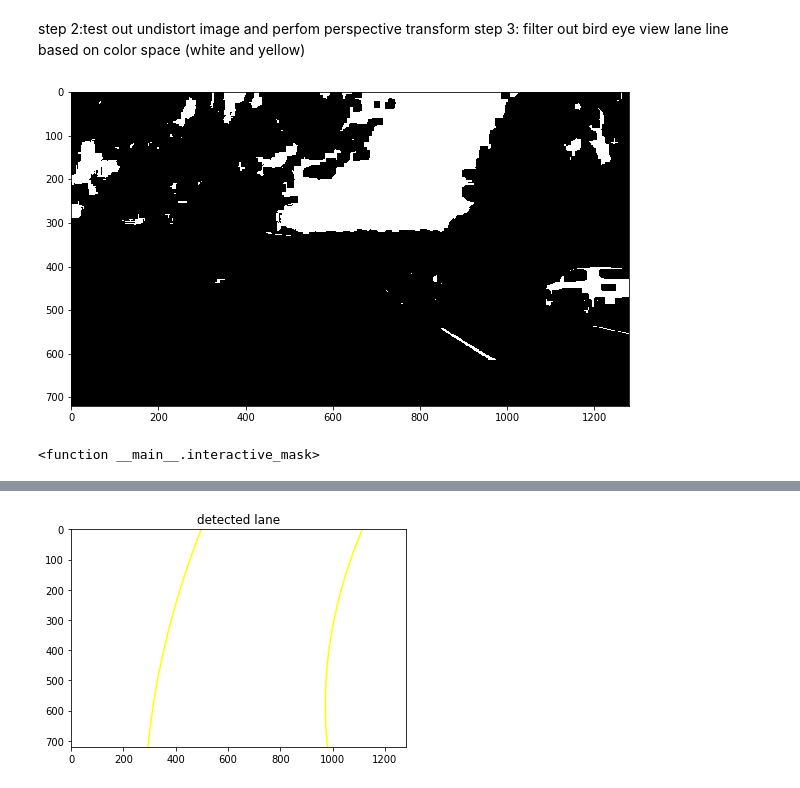
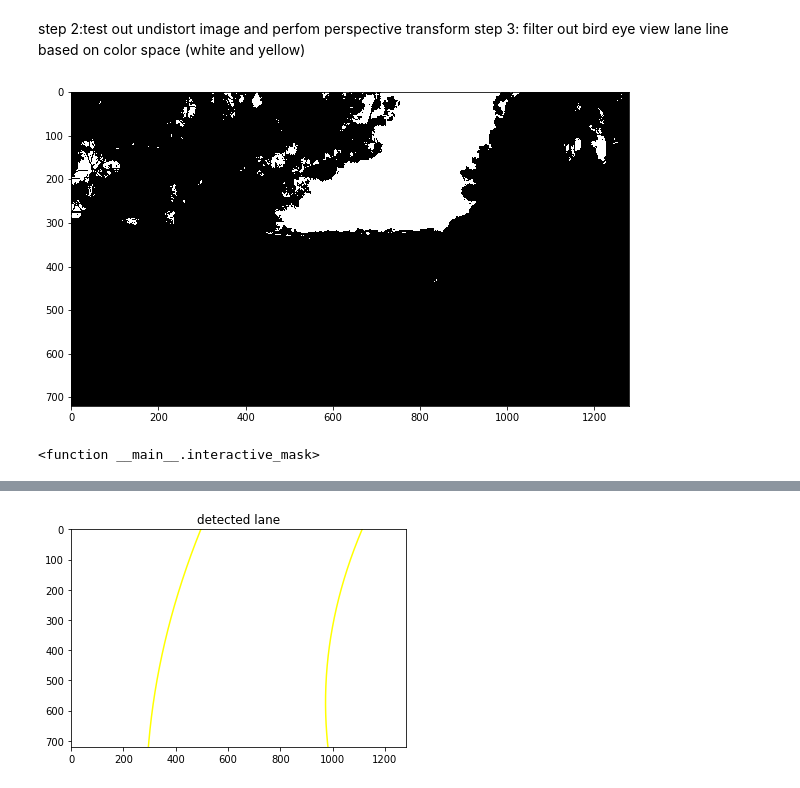
Before and after one commit to chenqin/CarND-Advanced-Lane-Lines, a Jupyter notebook: advanced_lane_lines.ipynb, the cells around one changed output, grey strips where cells are left out. Drawn from its saved outputs; the diff is of its cells as text; code cells hidden in the pictures.

Commit message:
add scale to enhance yellow and white

```diff
--- a/advanced_lane_lines.ipynb
+++ b/advanced_lane_lines.ipynb
@@ -58,6 +58,10 @@ import cv2
 
 image = cv2.imread('test_images/test5.jpg')
 undistort_image = cv2.undistort(image, mtx, dist, None, mtx)
+
+def scale(img, factor=255.0):
+    scale_factor = np.max(img)/factor
+    return (img/scale_factor).astype(np.uint8)
 
 def abs_sobel_thresh(img, orient='x', thresh=(0,255)):
     # Convert to grayscale
@@ -121,8 +125,8 @@ def thresh(img, thresh_min, thresh_max):
 
 def combined_binary_mask(img, ksize, mag_low, mag_high, dir_low, dir_high,\
                                     hls_low, hls_high, bright_low, bright_high):
-    kernel = np.ones((ksize, ksize), np.uint8)
-    img = cv2.morphologyEx(img.astype(np.uint8), cv2.MORPH_CLOSE, kernel)
+    #kernel = np.ones((ksize, ksize), np.uint8)
+    #img = cv2.morphologyEx(img.astype(np.uint8), cv2.MORPH_CLOSE, kernel)
 
     b = np.zeros((img.shape[0],img.shape[1]))
     hsv = cv2.cvtColor(img, cv2.COLOR_RGB2HSV)
@@ -130,40 +134,40 @@ def combined_binary_mask(img, ksize, mag_low, mag_high, dir_low, dir_high,\
     S = hsv[:,:,1]
     V = hsv[:,:,2]
 
     R = img[:,:,0]
     G = img[:,:,1]
     B = img[:,:,2]
 
-    t_yellow_H = thresh(H,10,30)
-    t_yellow_S = thresh(S,50,255)
-    t_yellow_V = thresh(V,150,255)
+    t_yellow_H = thresh(scale(H),10,30)
+    t_yellow_S = thresh(scale(S),50,255)
+    t_yellow_V = thresh(scale(V),150,255)
 
-    t_white_R = thresh(R,225,255)
-    t_white_V = thresh(V,230,255)
+    t_white_R = thresh(scale(R),225,255)
+    t_white_V = thresh(scale(V),230,255)
 
     dir_binary = dir_threshold(img,ksize, (dir_low, dir_high))
     mag_binary = mag_thresh(img, ksize, (mag_low, mag_high))
 
     b[(t_yellow_H==1) & (t_yellow_S==1) & (t_yellow_V==1)] = 1
-    b[(t_white_R + t_white_V + dir_binary + mag_binary) >= 2] = 1
+    b[(t_white_R + t_white_V + dir_binary + mag_binary) >= 3] = 1
 
     return b
 
 def interactive_mask(ksize, mag_low, mag_high, dir_low, dir_high, hls_low, hls_high, bright_low, bright_high):
     combined = combined_binary_mask(image, ksize, mag_low, mag_high, dir_low, dir_high,\
                                     hls_low, hls_high, bright_low, bright_high)
     plt.figure(figsize=(10,10))
     plt.imshow(combined,cmap='gray')
     plt.show()
     plt.clf()
     plt.cla()
     plt.close()
 
 interact(interactive_mask, ksize=(1,31,2), mag_low=(0,255), mag_high=(0,255),\
          dir_low=(0, np.pi/2), dir_high=(0, np.pi/2), hls_low=(0,255),\
          hls_high=(0,255), bright_low=(0,255), bright_high=(0,255))
 # %% [output]
-[figure, old version]
+[figure, new version]
 <function __main__.interactive_mask>
 # %%
 #apply to test images and calibrate
```
Also changed, not shown: parts of 7 cells of this notebook, 4 other files.
